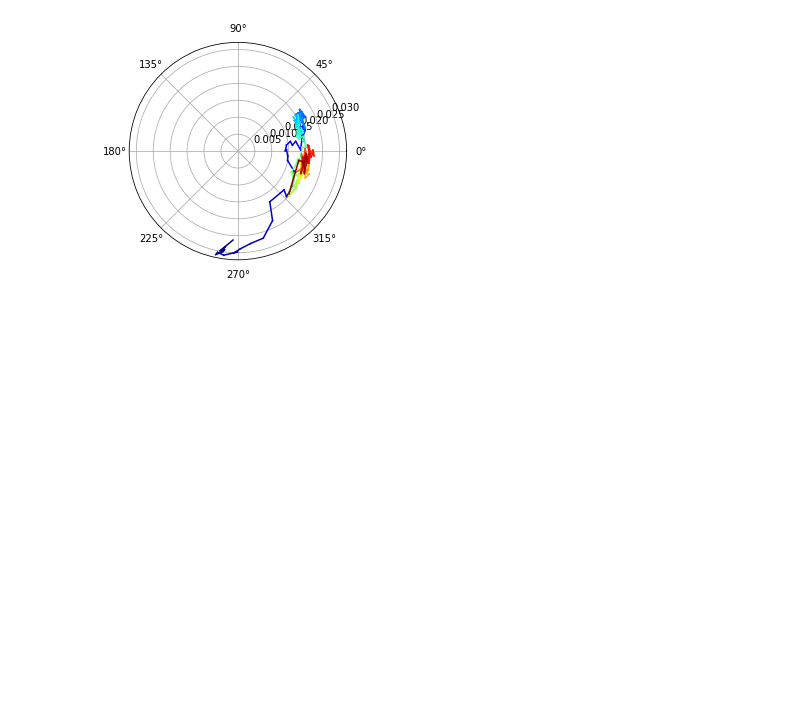
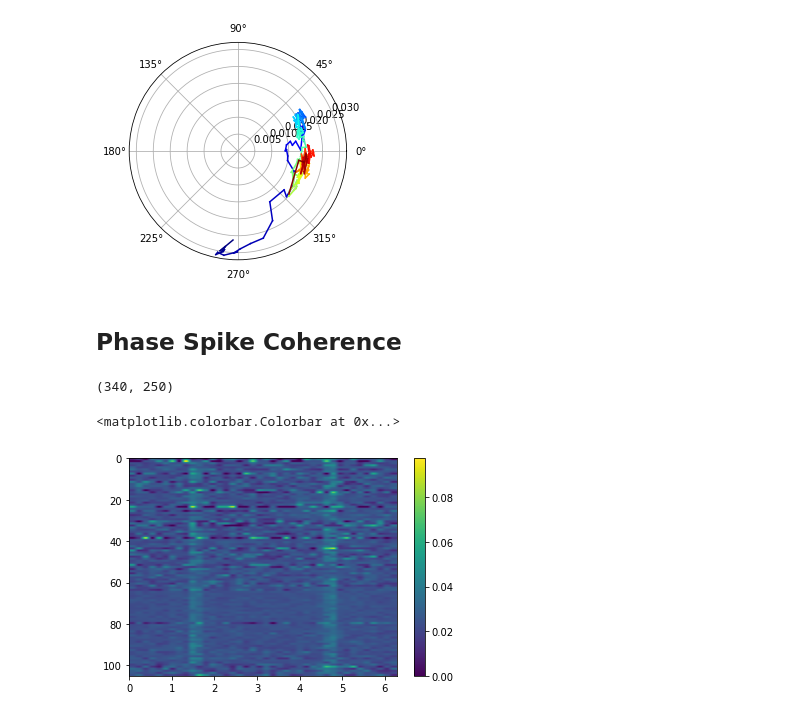
Before and after one commit to kayteeflick/nma_cn_flow_state, a Jupyter notebook: phase_relationships.ipynb, the cells around one changed output. Cells and saved outputs as stored; diff of their text form; code cells hidden in the pictures; blank space fills up the shorter version.

Commit message:
Added spike field coherence

```diff
--- a/phase_relationships.ipynb
+++ b/phase_relationships.ipynb
@@ -265,3 +263,32 @@ mean_phase = np.mean(((np.angle(hilb_data[ind[0]]) - np.angle(hilb_data[ind[1]])
 plot_colourline(mean_phase, np.abs(mean_amp), np.arange(len(mean_phase)))
 # %% [output]
 [figure]
+# %% [markdown]
+## Phase Spike Coherence
+# %%
+#Requires getting hilb_data from above
+sess = 11
+hilb_lfp = hilb_data[np.array(dat_LFP[sess]['brain_area_lfp'])=='CA1'][0]
+idx = alldat[sess]['brain_area']=='SUB'
+spikes = alldat[sess]['spks'][idx]
+# %%
+phase_all = np.angle(hilb_lfp) + np.pi
+phase_all.shape
+# %% [output]
+(340, 250)
+# %%
+num_bins=40
+
+bin_counts = np.empty((len(spikes), num_bins), dtype=int)
+phase_bins = np.linspace(0,2*np.pi,num_bins+1)
+for i in range(len(phase_bins)-1):
+  idx = np.logical_and(phase_all>phase_bins[i], phase_all<phase_bins[i+1])
+  counts = np.sum(spikes[:,idx], axis=1)
+  bin_counts[:,i] = counts
+bin_counts = bin_counts / np.sum(bin_counts, axis=1)[:,None]
+# %%
+plt.imshow(bin_counts, aspect='auto', extent=[0, 2*np.pi, len(spikes), 0])
+plt.colorbar()
+# %% [output]
+<matplotlib.colorbar.Colorbar at 0x...>
+[figure, added]
```
Also changed, not shown: parts of 7 cells of this notebook.
